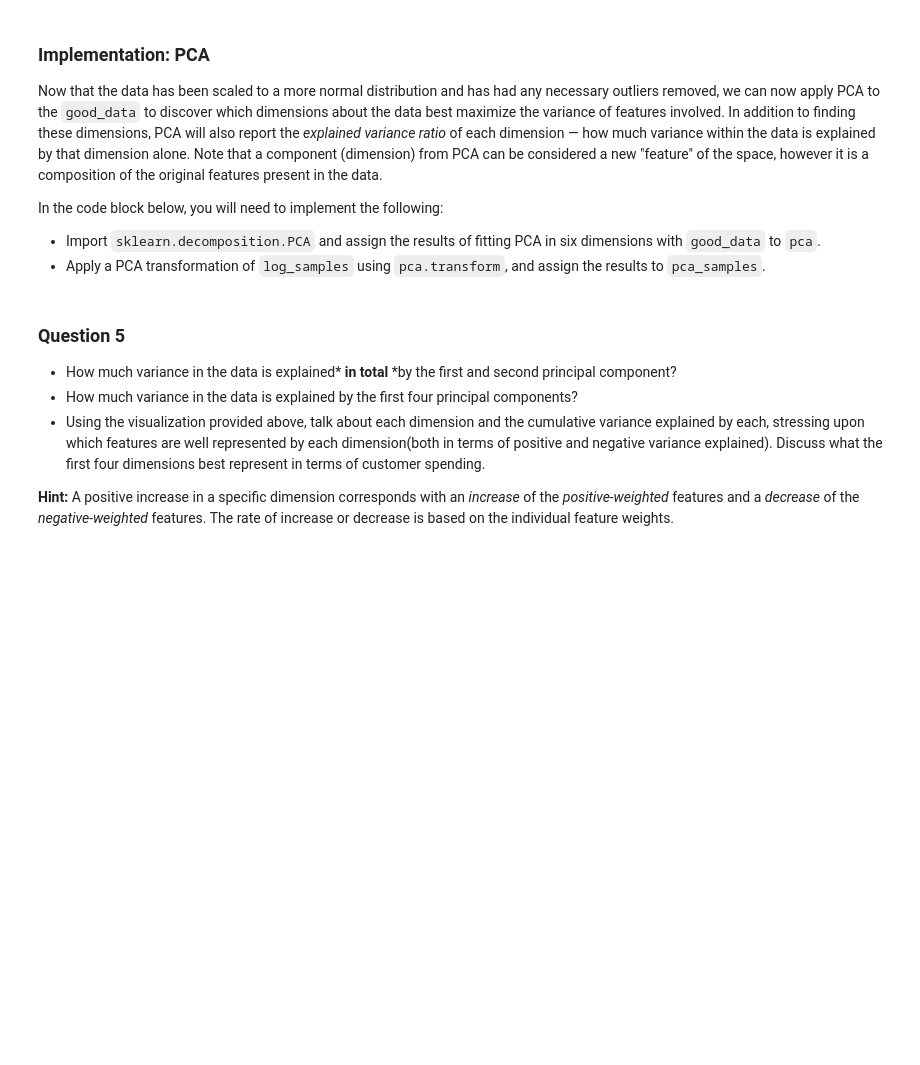
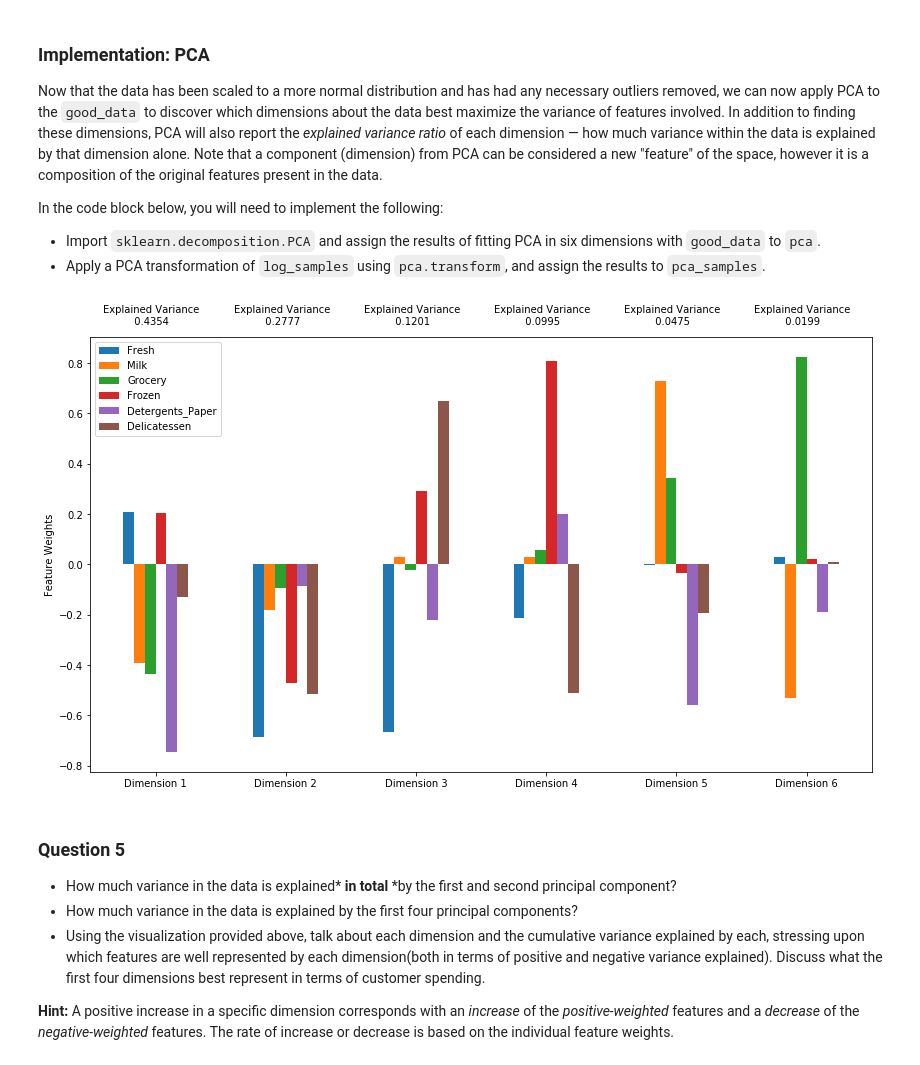
Before and after one commit to roj4s/udacitys_customer_segments, a Jupyter notebook: customer_segments.ipynb, the cells around one changed output. Saved outputs shown, nothing was run; the diff lists cells and outputs as text; code cells hidden in the pictures; blank space fills up the shorter version.

Commit message:
Up until cluster visualization

```diff
--- a/customer_segments.ipynb
+++ b/customer_segments.ipynb
@@ -249,20 +249,20 @@ Once you have performed this implementation, the dataset will be stored in the v
 for feature in log_data.keys():
 
     # TODO: Calculate Q1 (25th percentile of the data) for the given feature
-    Q1 = None
+    Q1 = np.percentile(log_data[feature], 25)
 
     # TODO: Calculate Q3 (75th percentile of the data) for the given feature
-    Q3 = None
+    Q3 = np.percentile(log_data[feature], 75)
 
     # TODO: Use the interquartile range to calculate an outlier step (1.5 times the interquartile range)
-    step = None
+    step = 1.5*(Q3-Q1)
 
     # Display the outliers
     print("Data points considered outliers for the feature '{}':".format(feature))
     display(log_data[~((log_data[feature] >= Q1 - step) & (log_data[feature] <= Q3 + step))])
 
 # OPTIONAL: Select the indices for data points you wish to remove
-outliers  = []
+outliers  = [75, 154]
 
 # Remove the outliers, if any were specified
 good_data = log_data.drop(log_data.index[outliers]).reset_index(drop = True)
@@ -287,14 +352,17 @@ In the code block below, you will need to implement the following:
  - Import `sklearn.decomposition.PCA` and assign the results of fitting PCA in six dimensions with `good_data` to `pca`.
  - Apply a PCA transformation of `log_samples` using `pca.transform`, and assign the results to `pca_samples`.
 # %%
+from sklearn.decomposition import PCA
 # TODO: Apply PCA by fitting the good data with the same number of dimensions as features
-pca = None
+pca = PCA().fit(good_data)
 
 # TODO: Transform log_samples using the PCA fit above
-pca_samples = None
+pca_samples = pca.transform(log_samples)
 
 # Generate PCA results plot
 pca_results = vs.pca_results(good_data, pca)
+# %% [output]
+[figure, added]
 # %% [markdown]
 ### Question 5
 
```
Also changed, not shown: parts of 15 cells of this notebook.
